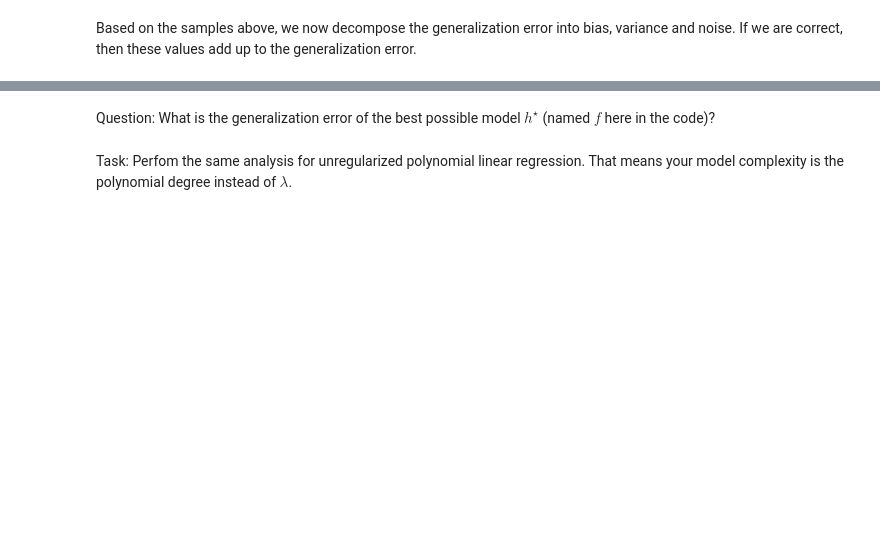
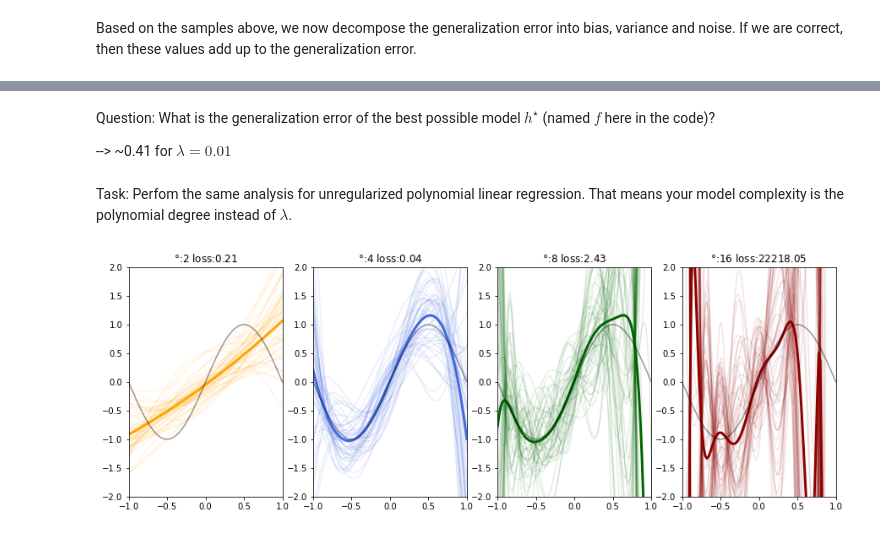
Before and after one commit to leogaube/Introduction-to-Machine-Learning, a Jupyter notebook: PM03/03.2 bias-variance-decomposition.ipynb, the cells around one changed output, grey strips where cells are left out. Cells and saved outputs as stored; diff of their text form; code cells hidden in the pictures; blank space fills up the shorter version.

```diff
--- a/PM03/03.2 bias-variance-decomposition.ipynb
+++ b/PM03/03.2 bias-variance-decomposition.ipynb
@@ -169,4 +175,6 @@ plt.legend(loc='upper center');
 # %% [markdown]
 Question: What is the generalization error of the best possible model $h^\star$ (named $f$ here in the code)?
+
+--> ~0.41 for $\lambda = 0.01$
 # %% [markdown]
 Task: Perfom the same analysis for unregularized polynomial linear regression. That means your model complexity is the polynomial degree instead of $\lambda$.
@@ -249,0 +181,39 @@ plt.legend(loc='upper center');
+# %%
+def poly_lin_reg(X, y, degree):
+    """unregularized polynomial linear regression"""
+
+    def poly_feat(X, degree):
+        return np.array([X ** i for i in range(degree, -1, -1)]).T
+
+    X = poly_feat(X, degree)
+    w = np.linalg.solve(np.dot(X.T, X), np.dot(X.T, y))
+    return lambda X: np.dot(poly_feat(X, degree), w.T)
+# %%
+rng = np.random.RandomState(3)  # fix rng
+COLORS = ['orange', 'royalblue', 'darkgreen', 'darkred']
+runs = 50
+degrees = [2, 4, 8, 16]  # regularization parameters
+
+yhats = defaultdict(list)
+for run in range(50):
+    y = sample_data(X, noise_std, rng)
+    for deg in degrees:
+        h = poly_lin_reg(X, y, deg)
+        yhats[deg].append(h(t))
+
+fig, axs = plt.subplots(1, len(degrees), figsize=(15, 5))
+for i, deg in enumerate(degrees):
+    plt.sca(axs[i])
+    # plot individual fits
+    for j, yhat in enumerate(yhats[deg]):
+        plt.plot(t, yhat, alpha=.1, color=COLORS[i])
+    # plot mean
+    Eh = np.mean(yhats[deg], axis=0)  # E[h(X)]
+    plt.plot(t, Eh, color=COLORS[i], linewidth=3)
+    # plot true function
+    plt.plot(t, f(t), alpha=.4, color='k', label='f(x)')
+    plt.xlim([-1, 1])
+    plt.ylim([-2, 2])
+    plt.title(f'$\degree$:{deg} loss:{sq_error(Eh, f(t)):.2f}')
+# %% [output]
+[figure, added]
```
Also changed, not shown: parts of 6 cells of this notebook, 2 other files.
